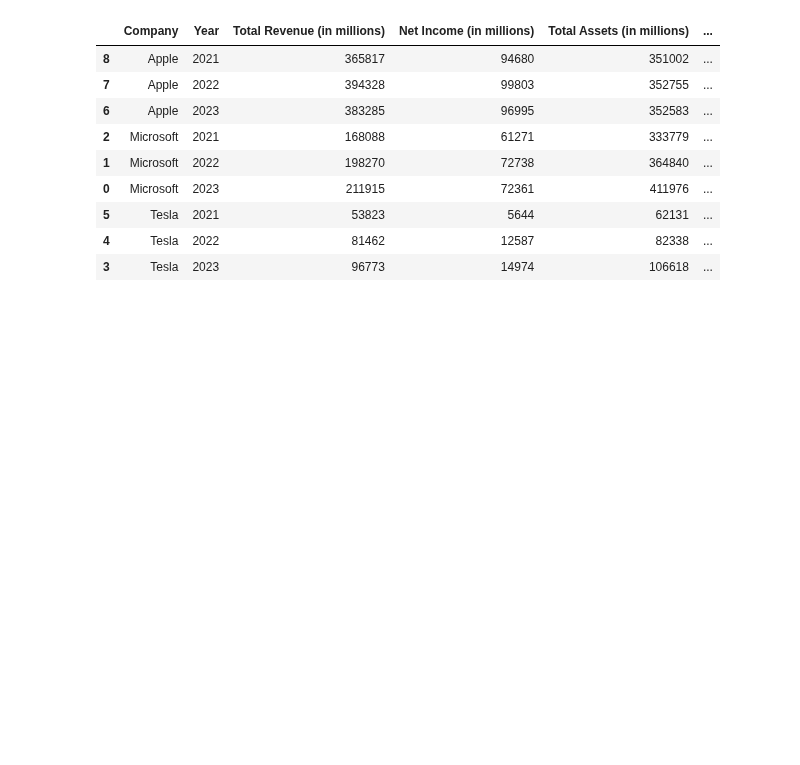
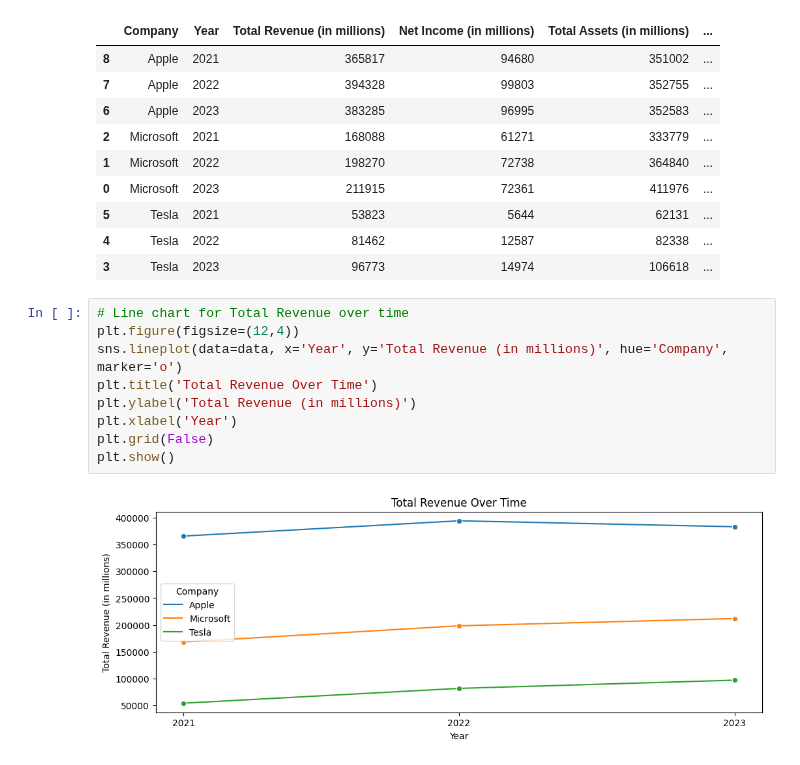
Before and after one commit to Akshay-Paunikar/Forage_Virtual_Internship_Program, a Jupyter notebook: BCG-GenAI/01_Task_1 - Data_extraction_and_initial_analysis/Task_1_Data_Extraction_&_Initial_Analysis_Code.ipynb, the cells around one changed output. Saved outputs shown, nothing was run; the diff lists cells and outputs as text; blank space fills up the shorter version.

```diff
--- a/BCG-GenAI/01_Task_1 - Data_extraction_and_initial_analysis/Task_1_Data_Extraction_&_Initial_Analysis_Code.ipynb
+++ b/BCG-GenAI/01_Task_1 - Data_extraction_and_initial_analysis/Task_1_Data_Extraction_&_Initial_Analysis_Code.ipynb
@@ -160,3 +160,14 @@ data.head(10)
 | 5 | Tesla | 2021 | 53823 | 5644 | 62131 | ... |
 | 4 | Tesla | 2022 | 81462 | 12587 | 82338 | ... |
 | 3 | Tesla | 2023 | 96773 | 14974 | 106618 | ... |
+# %%
+# Line chart for Total Revenue over time
+plt.figure(figsize=(12,4))
+sns.lineplot(data=data, x='Year', y='Total Revenue (in millions)', hue='Company', marker='o')
+plt.title('Total Revenue Over Time')
+plt.ylabel('Total Revenue (in millions)')
+plt.xlabel('Year')
+plt.grid(False)
+plt.show()
+# %% [output]
+[figure, added]
```
Also changed, not shown: parts of 7 cells of this notebook.
